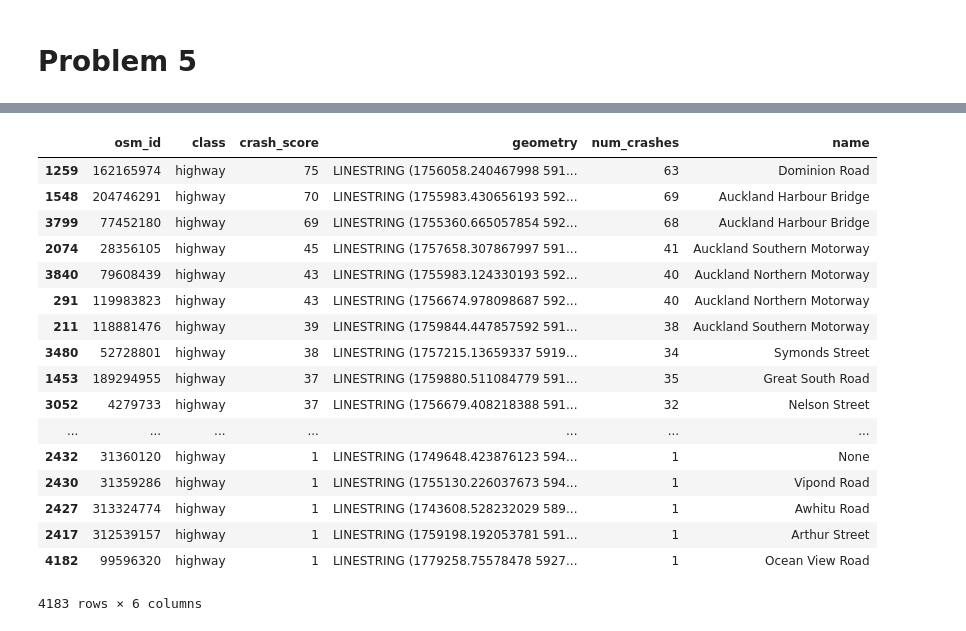
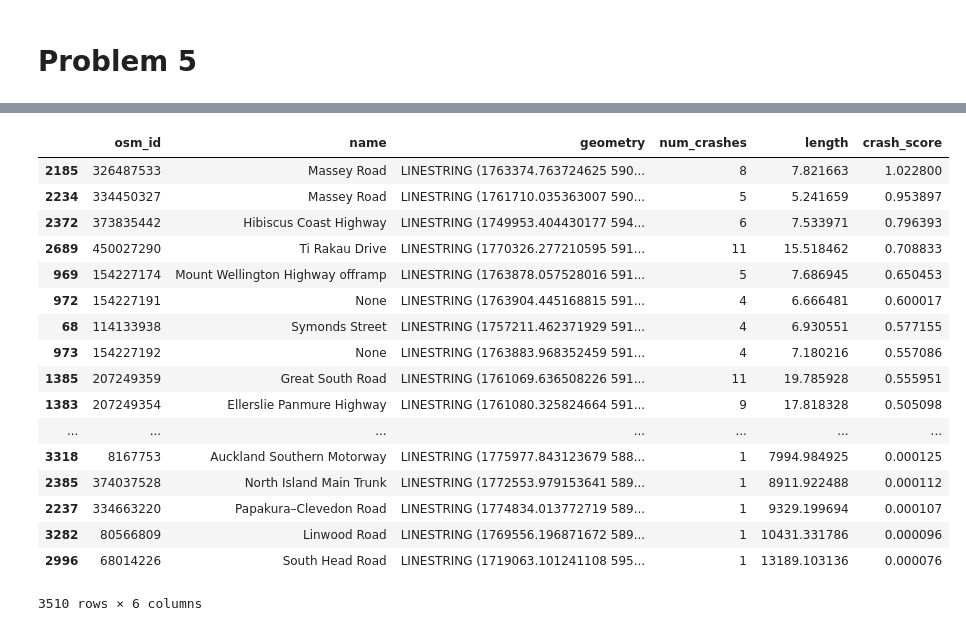
Before and after one commit to araichev/pyclub, a Jupyter notebook: homework_solutions/homework_05_solutions.ipynb, the cells around one changed output, grey strips where cells are left out. Cells and saved outputs as stored; diff of their text form; code cells hidden in the pictures.

```diff
--- a/homework_solutions/homework_05_solutions.ipynb
+++ b/homework_solutions/homework_05_solutions.ipynb
@@ -144,7 +133,7 @@ crashes.plot(ax=base, marker='o', color='red', markersize=3)
 
 r = roads[['geometry', 'osm_id', 'name', 'class']]
 c = crashes[['geometry', 'CRASH_SEV']].copy()
-c['geometry'] = c['geometry'].buffer(20)
+c['geometry'] = c['geometry'].buffer(10)
 f = gpd.sjoin(r, c, how='inner')
 f
 # %% [output]
@@ -169,38 +163,39 @@ f
 # %%
+# Assign crash scores to roads
+
 f['num_crashes'] = 1
-s = {'M': 1, 'S': 2, 'F': 3}
-f['crash_score'] = f['CRASH_SEV'].map(s)
+#s = {'M': 1, 'S': 2, 'F': 3}
+#f['num_crashes_weighted'] = f['CRASH_SEV'].map(s)
 
 g = f.groupby('osm_id').agg({
     'geometry': 'first',
     'name': 'first',
-    'class': 'first',
     'num_crashes': 'sum',
-    'crash_score': 'sum',
+#    'num_crashes_weighted': 'sum',
     }).reset_index()
-g = g.rename(columns={'CRASH_SEV': 'num_crashes'})
+
 g = gpd.GeoDataFrame(g, crs=CRS_NZTM)  # Lost the geodataframe during the groupby
-# g['length'] = g['geometry'].length
-# g['num_crashes/length'] = g['num_crashes']/g['length']
+g['length'] = g['geometry'].length
+g['crash_score'] = g['num_crashes']/g['length']
 g = g.sort_values('crash_score', ascending=False)
 crashy_roads = g.copy()
 g
 # %% [output]
-|  | osm_id | class | crash_score | geometry | num_crashes | name |
-| 1259 | 162165974 | highway | 75 | LINESTRING (1756058.240467998 591... | 63 | Dominion Road |
-| 1548 | 204746291 | highway | 70 | LINESTRING (1755983.430656193 592... | 69 | Auckland Harbour Bridge |
-| 3799 | 77452180 | highway | 69 | LINESTRING (1755360.665057854 592... | 68 | Auckland Harbour Bridge |
-| 2074 | 28356105 | highway | 45 | LINESTRING (1757658.307867997 591... | 41 | Auckland Southern Motorway |
-| 3840 | 79608439 | highway | 43 | LINESTRING (1755983.124330193 592... | 40 | Auckland Northern Motorway |
-| 291 | 119983823 | highway | 43 | LINESTRING (1756674.978098687 592... | 40 | Auckland Northern Motorway |
-| 211 | 118881476 | highway | 39 | LINESTRING (1759844.447857592 591... | 38 | Auckland Southern Motorway |
-| 3480 | 52728801 | highway | 38 | LINESTRING (1757215.13659337 5919... | 34 | Symonds Street |
-| 1453 | 189294955 | highway | 37 | LINESTRING (1759880.511084779 591... | 35 | Great South Road |
-| 3052 | 4279733 | highway | 37 | LINESTRING (1756679.408218388 591... | 32 | Nelson Street |
+|  | osm_id | name | geometry | num_crashes | length | crash_score |
+| 2185 | 326487533 | Massey Road | LINESTRING (1763374.763724625 590... | 8 | 7.821663 | 1.022800 |
+| 2234 | 334450327 | Massey Road | LINESTRING (1761710.035363007 590... | 5 | 5.241659 | 0.953897 |
+| 2372 | 373835442 | Hibiscus Coast Highway | LINESTRING (1749953.404430177 594... | 6 | 7.533971 | 0.796393 |
+| 2689 | 450027290 | Ti Rakau Drive | LINESTRING (1770326.277210595 591... | 11 | 15.518462 | 0.708833 |
+| 969 | 154227174 | Mount Wellington Highway offramp | LINESTRING (1763878.057528016 591... | 5 | 7.686945 | 0.650453 |
+| 972 | 154227191 | None | LINESTRING (1763904.445168815 591... | 4 | 6.666481 | 0.600017 |
+| 68 | 114133938 | Symonds Street | LINESTRING (1757211.462371929 591... | 4 | 6.930551 | 0.577155 |
+| 973 | 154227192 | None | LINESTRING (1763883.968352459 591... | 4 | 7.180216 | 0.557086 |
+| 1385 | 207249359 | Great South Road | LINESTRING (1761069.636508226 591... | 11 | 19.785928 | 0.555951 |
+| 1383 | 207249354 | Ellerslie Panmure Highway | LINESTRING (1761080.325824664 591... | 9 | 17.818328 | 0.505098 |
 | ... | ... | ... | ... | ... | ... | ... |
-| 2432 | 31360120 | highway | 1 | LINESTRING (1749648.423876123 594... | 1 | None |
-| 2430 | 31359286 | highway | 1 | LINESTRING (1755130.226037673 594... | 1 | Vipond Road |
-| 2427 | 313324774 | highway | 1 | LINESTRING (1743608.528232029 589... | 1 | Awhitu Road |
-| 2417 | 312539157 | highway | 1 | LINESTRING (1759198.192053781 591... | 1 | Arthur Street |
-| 4182 | 99596320 | highway | 1 | LINESTRING (1779258.75578478 5927... | 1 | Ocean View Road |
+| 3318 | 8167753 | Auckland Southern Motorway | LINESTRING (1775977.843123679 588... | 1 | 7994.984925 | 0.000125 |
+| 2385 | 374037528 | North Island Main Trunk | LINESTRING (1772553.979153641 589... | 1 | 8911.922488 | 0.000112 |
+| 2237 | 334663220 | Papakura–Clevedon Road | LINESTRING (1774834.013772719 589... | 1 | 9329.199694 | 0.000107 |
+| 3282 | 80566809 | Linwood Road | LINESTRING (1769556.196871672 589... | 1 | 10431.331786 | 0.000096 |
+| 2996 | 68014226 | South Head Road | LINESTRING (1719063.101241108 595... | 1 | 13189.103136 | 0.000076 |
-4183 rows × 6 columns
+3510 rows × 6 columns
```
Also changed, not shown: parts of 13 cells of this notebook, 5 other files.
